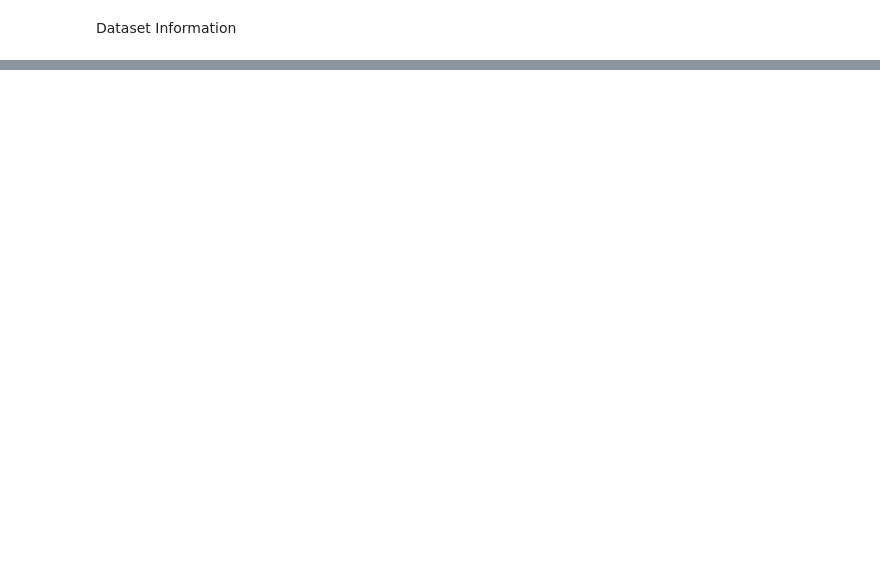
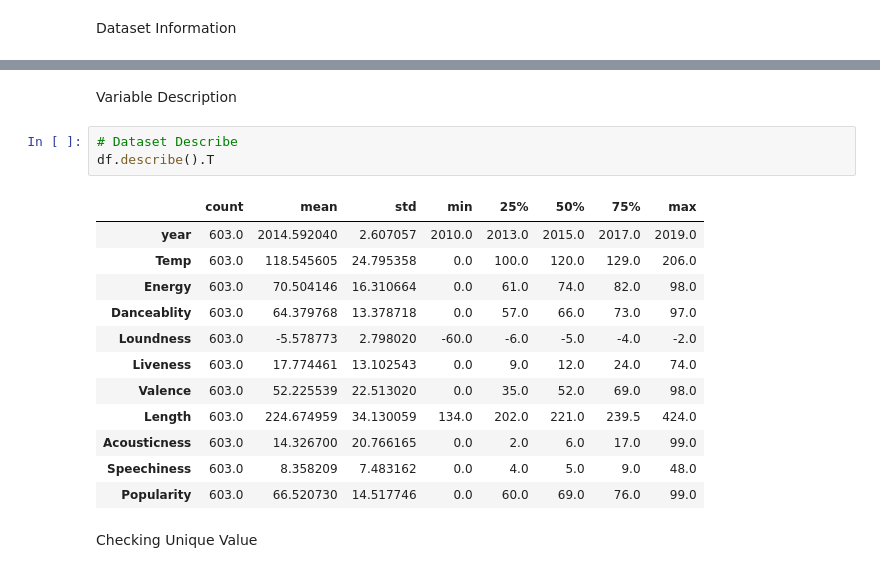
Before and after one commit to Shubhangini19/spotifyDataAnalysis, a Jupyter notebook: SpotifyDataAnalysis.ipynb, the cells around one changed output, grey strips where cells are left out. Drawn from its saved outputs; the diff is of its cells as text; blank space fills up the shorter version.

```diff
--- a/SpotifyDataAnalysis.ipynb
+++ b/SpotifyDataAnalysis.ipynb
@@ -74,0 +150,20 @@ Dataset Information
+# %% [markdown]
+Variable Description
+# %%
+# Dataset Describe
+df.describe().T
+# %% [output]
+|  | count | mean | std | min | 25% | 50% | 75% | max |
+| year | 603.0 | 2014.592040 | 2.607057 | 2010.0 | 2013.0 | 2015.0 | 2017.0 | 2019.0 |
+| Temp | 603.0 | 118.545605 | 24.795358 | 0.0 | 100.0 | 120.0 | 129.0 | 206.0 |
+| Energy | 603.0 | 70.504146 | 16.310664 | 0.0 | 61.0 | 74.0 | 82.0 | 98.0 |
+| Danceablity | 603.0 | 64.379768 | 13.378718 | 0.0 | 57.0 | 66.0 | 73.0 | 97.0 |
+| Loundness | 603.0 | -5.578773 | 2.798020 | -60.0 | -6.0 | -5.0 | -4.0 | -2.0 |
+| Liveness | 603.0 | 17.774461 | 13.102543 | 0.0 | 9.0 | 12.0 | 24.0 | 74.0 |
+| Valence | 603.0 | 52.225539 | 22.513020 | 0.0 | 35.0 | 52.0 | 69.0 | 98.0 |
+| Length | 603.0 | 224.674959 | 34.130059 | 134.0 | 202.0 | 221.0 | 239.5 | 424.0 |
+| Acousticness | 603.0 | 14.326700 | 20.766165 | 0.0 | 2.0 | 6.0 | 17.0 | 99.0 |
+| Speechiness | 603.0 | 8.358209 | 7.483162 | 0.0 | 4.0 | 5.0 | 9.0 | 48.0 |
+| Popularity | 603.0 | 66.520730 | 14.517746 | 0.0 | 60.0 | 69.0 | 76.0 | 99.0 |
+# %% [markdown]
+Checking Unique Value
```
Also changed, not shown: parts of 16 cells of this notebook.
